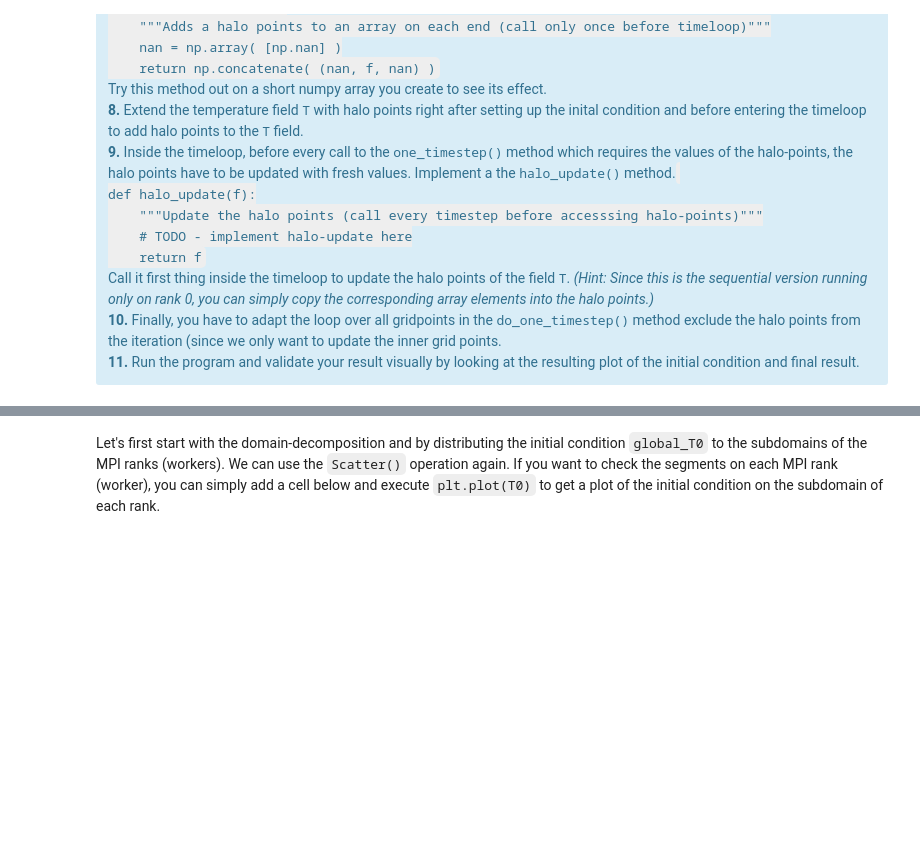
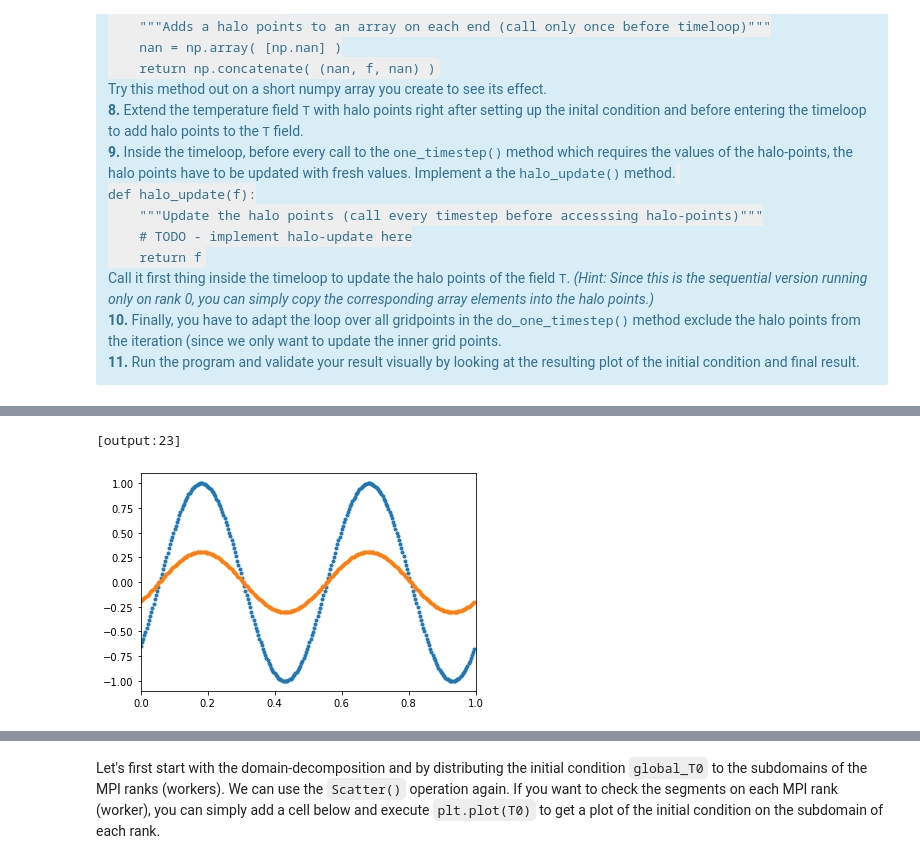
Before and after one commit to huanglangwen/HPC4WC, a Jupyter notebook: day3/03-domain-decomposition.ipynb, the cells around one changed output, grey strips where cells are left out. Drawn from its saved outputs; the diff is of its cells as text; code cells hidden in the pictures; blank space fills up the shorter version.

```diff
--- a/day3/03-domain-decomposition.ipynb
+++ b/day3/03-domain-decomposition.ipynb
@@ -164,32 +281,46 @@ Call it first thing inside the timeloop to update the halo points of the field <
 ![Halo Update](img/sequential_halo_update.png)
 # %%
 # TODO add_halo_points() here
+def add_halo_points(f):
+    """Adds a halo points to an array on each end (call only once before timeloop)"""
+    nan = np.array( [np.nan] )
+    return np.concatenate( (nan, f, nan) )
 
 # TODO halo_update() here
+def halo_update(f):
+    """Update the halo points (call every timestep before accesssing halo-points)"""
+    # TODO - implement halo-update here
+    f[0] = f[-2]
+    f[-1] = f[1]
+    return f
 
 def do_one_timestep(T, alpha):
     """Integrate one timestep forward in time"""
     T_new = T.copy()
     # TODO - adapt iteration domain to exclude halo points
-    for i in range(0, T.size):
+    for i in range(1, T.size-1):
         T_new[i] = alpha * T[i-1] + (1 - 2*alpha) * T[i] + alpha * T[i+1]
     return T_new
 
 alpha = 0.125
 nt = 5000
 
 if rank == 0:
-    T = global_T0.copy()
+    T = add_halo_points(global_T0.copy())
     # TODO - extend the field T with halo points before the time loop
     for it in range(nt):
         # TODO - update halo points here
+        halo_update(T)
         T = do_one_timestep(T, alpha)
 
 # plot results (on master rank)
 if rank == 0:
     plt.plot(global_x, global_T0, '.');
     plt.plot(global_x, T[1:-1], '.');
     plt.xlim(0., L)
+# %% [output]
+[output:23]
+[figure, added]
 # %% [markdown]
 ## Parallel Halo Updates
 
```
Also changed, not shown: parts of 16 cells of this notebook, 3 other files.
